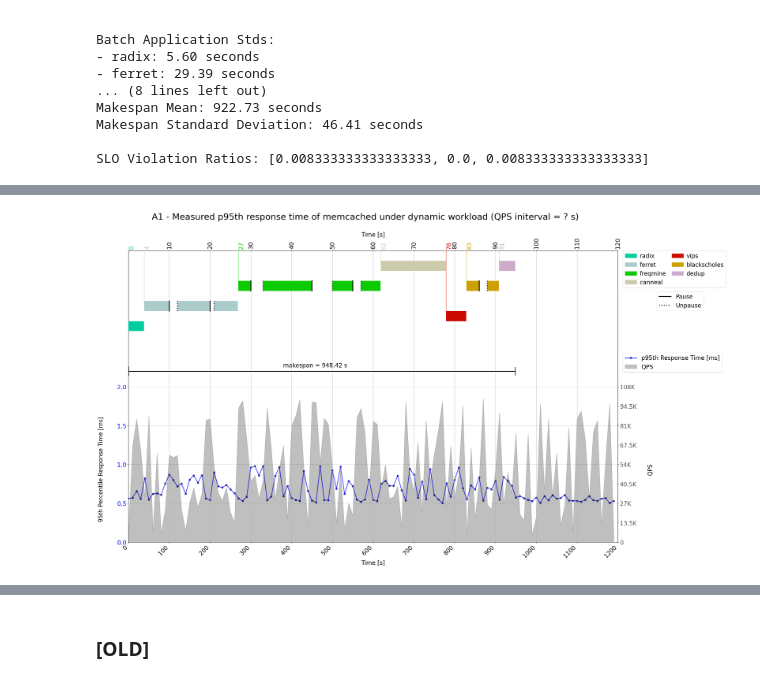
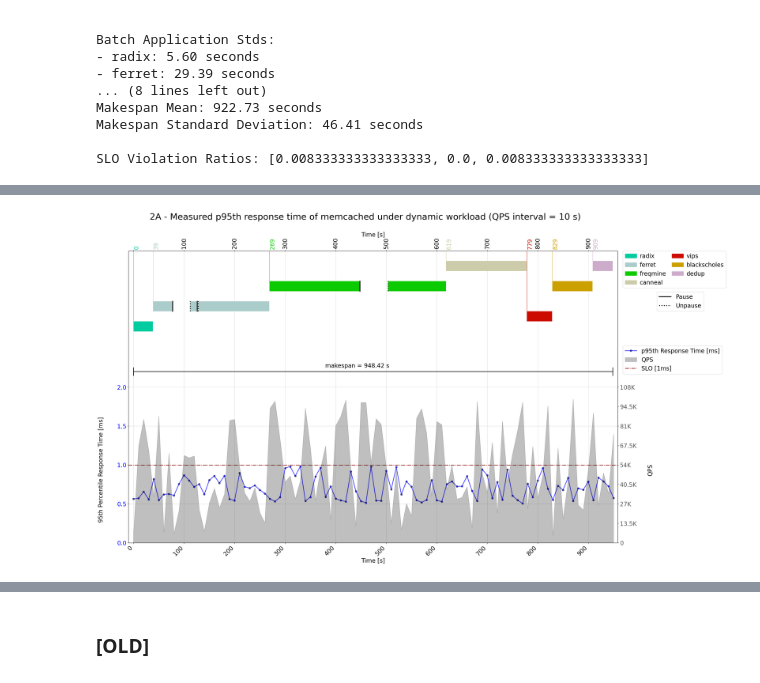
Before and after one commit to czanoli/ETH-Cloud-Computing-Architectures-2024, a Jupyter notebook: part4/plots3.ipynb, the cells around one changed output, grey strips where cells are left out. Saved outputs shown, nothing was run; the diff lists cells and outputs as text; code cells hidden in the pictures.

Commit message:
changes to plot 4.3 and FINALIZED plot3

```diff
--- a/part4/plots3.ipynb
+++ b/part4/plots3.ipynb
@@ -11,6 +11,7 @@ from matplotlib.patches import Patch
 # %%
 # Configs
 files = ["measurements/mock/Q3/jobs_1.txt", "measurements/mock/Q3/jobs_2.txt", "measurements/mock/Q3/jobs_3.txt"]
+tmp_files = ['measurements/mock/Q3/tmp1.txt', 'measurements/mock/Q3/tmp2.txt', 'measurements/mock/Q3/tmp3.txt']
 mcperf_files = ["measurements/mock/Q3/mcperf_1.txt", "measurements/mock/Q3/mcperf_2.txt", "measurements/mock/Q3/mcperf_3.txt"]
 n_runs = 3
 
@@ -198,12 +268,18 @@ arranged_times = arrange_times(batch_times, total_times, n_runs)
 # Get the relative job time spans wrt the first run job(s)
 relative_start_times = calculate_relative_start_times(files, jobs)
 
+# Get the pauses and unpauses datetimes (3x7 matrix)
+pauses, unpauses = get_relative_pauses_unpauses(tmp_files, jobs)
+
 # Get dataframes of interest from mcperf files and compute memcached timespan
 mcperf_dfs = list()
-memcached_spans = list()
-for file in mcperf_files:
-    df = parse_mcperf_file(file)
-    mcperf_dfs.append(df)
+for mcperf_file, job_file in zip(mcperf_files, files):
+    mcperf_start, mcperf_end = get_mcperf_start_end(mcperf_file)
+    df = parse_mcperf_file(mcperf_file)
+    nrows = len(df)
+    df['mcperf_timestamp'] = [datetime.fromtimestamp(t) - timedelta(hours=2) for t in list(np.linspace(mcperf_start, mcperf_end, nrows))]
+    min_start, max_end = get_job_first_start_last_end(job_file, jobs)
+    mcperf_dfs.append(synch_mcperf_jobs(df, min_start, max_end))
 # %%
 # Plots (A)
 colors = {'canneal': '#CCCCAA', 'dedup': '#CCACCA', 'blackscholes': '#CCA000',
@@ -217,22 +293,20 @@ jobs_pos_hbars = [(1, height-y_offset), (3, height-y_offset), (5, height-y_offse
                   (2, height-y_offset), (5, height-y_offset), (7, height-y_offset)]
 legend_dict = {'p95' : 'p95th Response Time [ms]', 'qps' : 'QPS'}
 qps_interval = 10
-pauses = [[],
-          [10, 20],
-          [30, 45, 55],
-          [],
-          [],
-          [86],
-          []]
+
+pauses_normalized = copy.deepcopy(pauses)
+for i in range(len(pauses_normalized)):
+        for j in range(len(pauses_normalized[i])):
+                for k in range(len(pauses_normalized[i][j])):
+                        pauses_normalized[i][j][k] = pauses_normalized[i][j][k] / qps_interval
+
+unpauses_normalized = copy.deepcopy(unpauses)
+for i in range(len(unpauses_normalized)):
+        for j in range(len(unpauses_normalized[i])):
+                for k in range(len(unpauses_normalized[i][j])):
+                        unpauses_normalized[i][j][k] = unpauses_normalized[i][j][k] / qps_interval
+
 pause_y_positions  = [(y[0], (y[0]+y[1])-y_offset) for y in base_pos]
-
-unpauses = [[],
-           [12, 21],
-           [33, 50, 57],
-           [],
-           [],
-           [88],
-           []]
 unpause_y_positions = [(y[0], (y[0]+y[1])-y_offset) for y in base_pos]
 
 for i, df in enumerate(mcperf_dfs):
@@ -247,12 +321,14 @@ for i, df in enumerate(mcperf_dfs):
         p95_line = ax1.plot(range(0, df.shape[0]), df['p95']/1000, marker='o', linewidth=2.5, alpha=0.7, markersize=6,
                         color='#0000ff', markeredgewidth=1, markeredgecolor='black', zorder=2, label=legend_dict['p95'])[0]
 
-        x_labels = ['0', '100', '200', '300', '400', '500', '600', '700', '800', '900', '1000', '1100', '1200']
-        ax3.set_xticks(range(0, df.shape[0]+1, qps_interval), x_labels, rotation=45, ha='right')
+
+        xticks = list(range(0, df.shape[0]+1, qps_interval))
+        x_labels = [str(tick*qps_interval) for tick in xticks]
+        ax3.set_xticks(xticks, x_labels, rotation=45, ha='right')
         ax3.tick_params(axis='x', labelsize=20)
         ax3.set_xlabel('Time [s]', fontsize=20)
 
-        ax3.set_xlim(0, 120)
+        ax3.set_xlim(-1, (relative_start_times[i][-1] + arranged_times[i][-2])/qps_interval + 1)
         ax1.set_ylim((0, 3.75))
         ax1.yaxis.tick_left()
         ax1.set_yticks(np.arange(0, 2.1, 0.5).tolist())
@@ -285,7 +361,7 @@ for i, df in enumerate(mcperf_dfs):
                 new_labels.append(round(start_time, 2))
 
                 # Determine if segmented or not:
-                if len(pauses[j]) == 0:
+                if len(pauses_normalized[i][j]) == 0:
                         end_time = arranged_times[i][j] / qps_interval
                         ax3.broken_barh([(start_time, end_time)], (base_y, height), facecolors = job_color, zorder=3, label=job)
 
@@ -293,7 +369,7 @@ for i, df in enumerate(mcperf_dfs):
                         current_start = relative_start_times[i][j] / qps_interval
                         end_time = start_time + arranged_times[i][j] / qps_interval
                         segments = list()
-                        for p, u in zip(pauses[j], unpauses[j]):
+                        for p, u in zip(pauses_normalized[i][j], unpauses_normalized[i][j]):
                                 if current_start < p:
                                         segments.append((current_start, p - current_start))
                                 current_start = u
@@ -307,31 +383,37 @@ for i, df in enumerate(mcperf_dfs):
                                 ax3.broken_barh([seg], (base_y, height), facecolors=job_color, zorder=3)
 
                         # Plot pause/unpause lines
-                        for p in pauses[j]:
+                        for p in pauses_normalized[i][j]:
                                 line = Line2D([p, p], [base_y, base_y + height], color='black', linestyle='solid', linewidth=3, zorder=4)
                                 ax3.add_line(line)
-                        for u in unpauses[j]:
+                        for u in unpauses_normalized[i][j]:
                                 line = Line2D([u, u], [base_y, base_y + height], color='black', linestyle='dotted', linewidth=3, zorder=4)
                                 ax3.add_line(line)
 
                 # Annotating the start time on ax3_top
-                ax3_top.annotate(f'{round(start_time)}', xy=(start_time, 1), xycoords=('data', 'axes fraction'),
+                ax3_top.annotate(f'{round(start_time*qps_interval)}', xy=(start_time, 1), xycoords=('data', 'axes fraction'),
                                  xytext=(0, 5), textcoords='offset points',
                                  ha='left', va='bottom', color=job_color, rotation=90, fontsize=20)
                 # Vertical lines
                 ax3.plot([start_time, start_time], [base_y + height, base_y + height + ax3.get_ylim()[1]], color=job_color, linestyle='-', linewidth=1)
 
+        # SLO line
+        slo_objective = ax1.axhline(y=1, color='darkred', linestyle='dashdot', linewidth=2, zorder=10)
+
         # Makespan line
-        ax1.plot([0, total_times[i]/qps_interval], [2.2, 2.2], color='black', linestyle='-', linewidth=2)
-        ax1.plot([0, 0], [2.25, 2.15], color='black', linestyle='-', linewidth=4)
-        ax1.plot([total_times[i]/qps_interval, total_times[i]/qps_interval], [2.25, 2.15], color='black', linestyle='-', linewidth=2)
+        ax1.plot([0, total_times[i]/qps_interval], [2.2, 2.2], color='black', linestyle='-', linewidth=2, zorder=10)
+        ax1.plot([0, 0], [2.25, 2.15], color='black', linestyle='-', linewidth=2, zorder=10)
+        ax1.plot([total_times[i]/qps_interval, total_times[i]/qps_interval], [2.25, 2.15], color='black', linestyle='-', linewidth=2, zorder=10)
         ax1.annotate(f'makespan = {total_times[i]:.2f} s',
-                     xy=((total_times[i]/qps_interval)/2-len(f'makespan = {total_times[i]:.2f} s')/2, 2.25), color='black', fontsize=20)
+                     xy=((total_times[i]/qps_interval)/2-len(f'makespan = {total_times[i]:.2f} s')/2, 2.25),
+                     color='black', fontsize=20, zorder=10)
 
         # Legends
-        lines = [p95_line, qps_line]
+        lines = [p95_line, qps_line, slo_objective]
         labels = [line.get_label() for line in lines]
-        ax1.legend(lines, labels, loc='upper left', bbox_to_anchor=(1.01, 0.65), title_fontsize=20, fontsize=20, borderaxespad=0)
+        labels[-1] = 'SLO [1ms]'
+
+        ax1.legend(lines, labels, loc='upper left', bbox_to_anchor=(1.01, 0.675), title_fontsize=20, fontsize=20, borderaxespad=0)
 
         job_patches = [Patch(color=colors[job], label=job) for job in jobs]
         job_legend = ax2.legend(handles=job_patches, loc='upper left', bbox_to_anchor=(1.01, 1),
@@ -342,22 +424,22 @@ for i, df in enumerate(mcperf_dfs):
         pause_unpause_legend = ax3.legend(handles=[pause_line, unpause_line], loc='upper left', bbox_to_anchor=(1.08, 0.86),
                                           title_fontsize=20, fontsize=20, borderaxespad=0)
 
+        #plt.gca().add_artist(main_legend)
+
         # Style
-        ax3_top.set_xticks([x for x in range(0, df.shape[0]+1, qps_interval)])
-        ax3_top_labels = [str(x) for x in range(0, df.shape[0]+1, qps_interval)]
+        ax3_top.set_xlim(ax3.get_xlim())
+        ax3_top.set_xticks(ax3.get_xticks())
+        ax3_top_labels = ax3.get_xticklabels()
         ax3_top_labels[0] = ''
         ax3_top.set_xticklabels(ax3_top_labels, rotation=90)
         ax3_top.tick_params(axis='x', labelsize=20)
         ax3_top.set_xlabel('Time [s]', fontsize=20)
 
-        ax3_top.grid(True, which='both')
-        ax3_top.set_axisbelow(True)
-
-        ax3.set_zorder(ax3_top.get_zorder() + 1)
-        ax3.patch.set_visible(False)
+        ax3_top.grid(False)
+        ax3.grid(color='grey', linewidth=0.5, alpha=0.5, zorder=0)
 
         ax1.grid(color='grey', linewidth=0.5, alpha=0.5, zorder=0)
-        fig.suptitle('A1 - Measured p95th response time of memcached under dynamic workload (QPS initerval = ? s)', fontsize=30)
+        fig.suptitle(f'{i+1}A - Measured p95th response time of memcached under dynamic workload (QPS interval = {qps_interval} s)', fontsize=30)
 
 
 plt.show()
@@ -367 +449 @@ plt.show()
-[figure, old version]
+[figure, new version]
```
Also changed, not shown: parts of 8 cells of this notebook, 6 other files.
